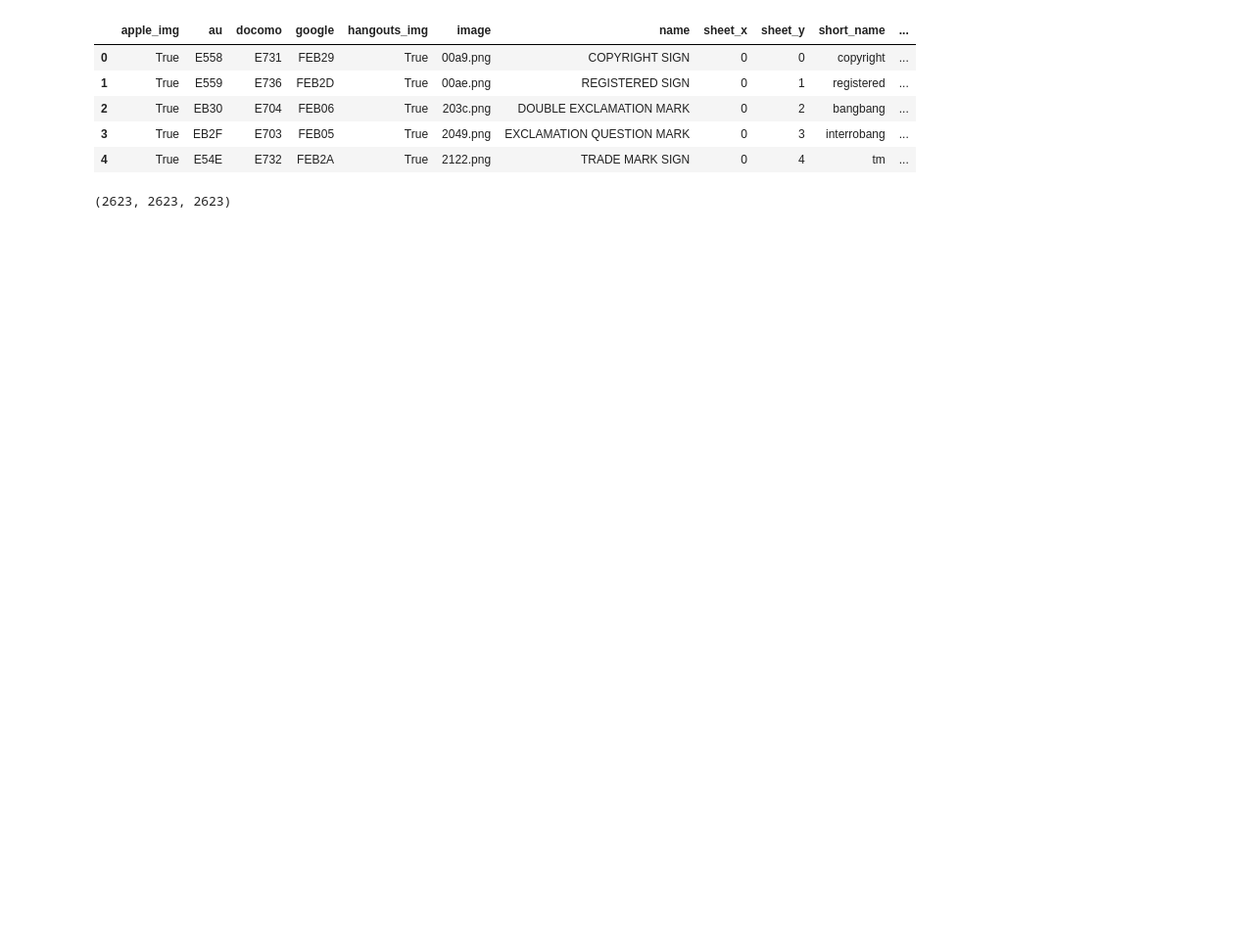
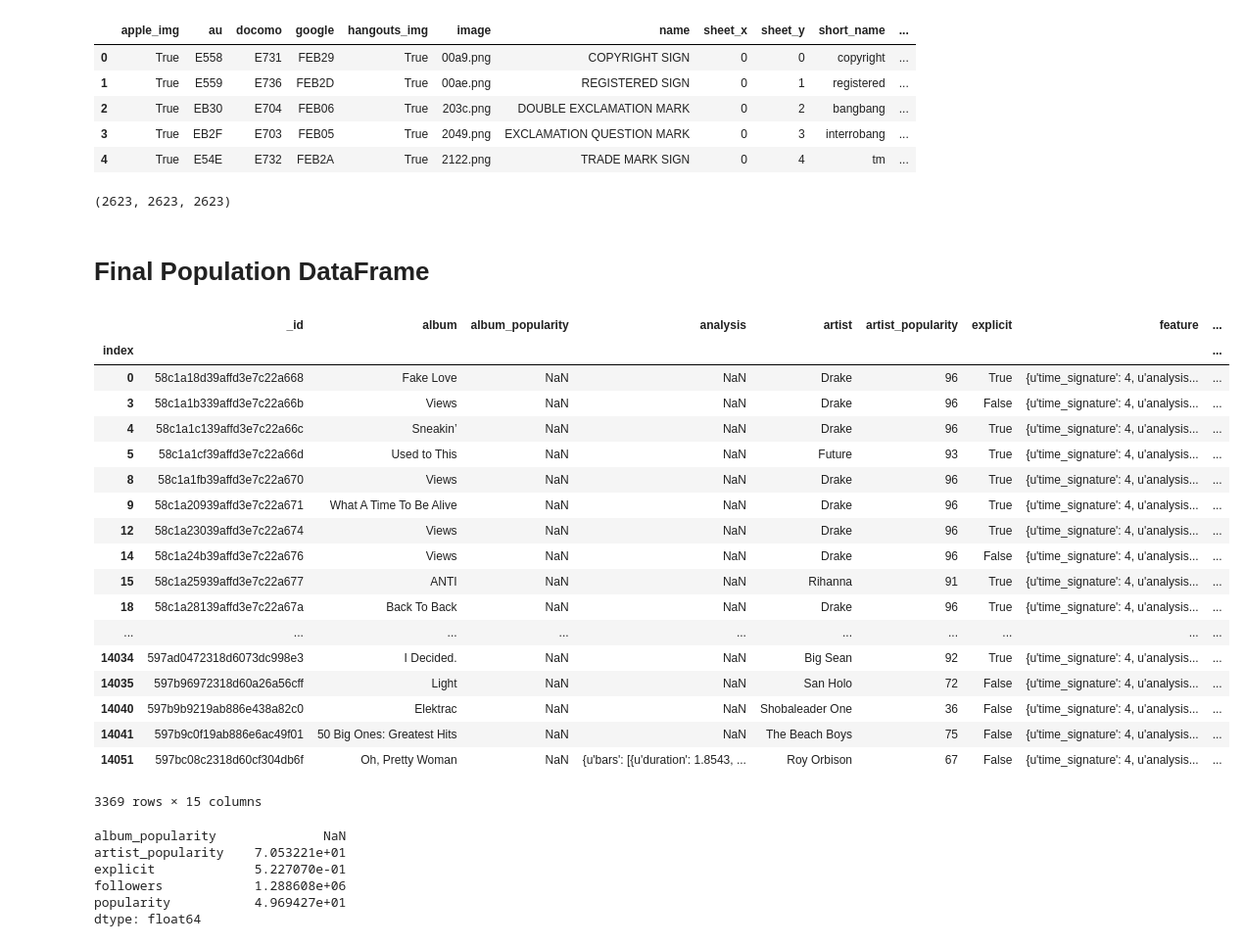
Before and after one commit to majickdave/stata_lyrics, a Jupyter notebook: musicmind.ipynb, the cells around one changed output. Shown at 98% size. Drawn from its saved outputs; the diff is of its cells as text; code cells hidden in the pictures; blank space fills up the shorter version.

```diff
--- a/musicmind.ipynb
+++ b/musicmind.ipynb
@@ -361,3 +357,36 @@ emoji = pd.read_json("emoji_chars.json")
 
 
 # pd.DataFrame(new)
+# %% [markdown]
+# Final Population DataFrame
+# %%
+df
+# %% [output]
+|  | _id | album | album_popularity | analysis | artist | artist_popularity | explicit | feature | ... |
+| index |  |  |  |  |  |  |  |  | ... |
+| 0 | 58c1a18d39affd3e7c22a668 | Fake Love | NaN | NaN | Drake | 96 | True | {u'time_signature': 4, u'analysis... | ... |
+| 3 | 58c1a1b339affd3e7c22a66b | Views | NaN | NaN | Drake | 96 | False | {u'time_signature': 4, u'analysis... | ... |
+| 4 | 58c1a1c139affd3e7c22a66c | Sneakin’ | NaN | NaN | Drake | 96 | True | {u'time_signature': 4, u'analysis... | ... |
+| 5 | 58c1a1cf39affd3e7c22a66d | Used to This | NaN | NaN | Future | 93 | True | {u'time_signature': 4, u'analysis... | ... |
+| 8 | 58c1a1fb39affd3e7c22a670 | Views | NaN | NaN | Drake | 96 | True | {u'time_signature': 4, u'analysis... | ... |
+| 9 | 58c1a20939affd3e7c22a671 | What A Time To Be Alive | NaN | NaN | Drake | 96 | True | {u'time_signature': 4, u'analysis... | ... |
+| 12 | 58c1a23039affd3e7c22a674 | Views | NaN | NaN | Drake | 96 | True | {u'time_signature': 4, u'analysis... | ... |
+| 14 | 58c1a24b39affd3e7c22a676 | Views | NaN | NaN | Drake | 96 | False | {u'time_signature': 4, u'analysis... | ... |
+| 15 | 58c1a25939affd3e7c22a677 | ANTI | NaN | NaN | Rihanna | 91 | True | {u'time_signature': 4, u'analysis... | ... |
+| 18 | 58c1a28139affd3e7c22a67a | Back To Back | NaN | NaN | Drake | 96 | True | {u'time_signature': 4, u'analysis... | ... |
+| ... | ... | ... | ... | ... | ... | ... | ... | ... | ... |
+| 14034 | 597ad0472318d6073dc998e3 | I Decided. | NaN | NaN | Big Sean | 92 | True | {u'time_signature': 4, u'analysis... | ... |
+| 14035 | 597b96972318d60a26a56cff | Light | NaN | NaN | San Holo | 72 | False | {u'time_signature': 4, u'analysis... | ... |
+| 14040 | 597b9b9219ab886e438a82c0 | Elektrac | NaN | NaN | Shobaleader One | 36 | False | {u'time_signature': 4, u'analysis... | ... |
+| 14041 | 597b9c0f19ab886e6ac49f01 | 50 Big Ones: Greatest Hits | NaN | NaN | The Beach Boys | 75 | False | {u'time_signature': 4, u'analysis... | ... |
+| 14051 | 597bc08c2318d60cf304db6f | Oh, Pretty Woman | NaN | {u'bars': [{u'duration': 1.8543, ... | Roy Orbison | 67 | False | {u'time_signature': 4, u'analysis... | ... |
+3369 rows × 15 columns
+# %%
+df.mean()
+# %% [output]
+album_popularity              NaN
+artist_popularity    7.053221e+01
+explicit             5.227070e-01
+followers            1.288608e+06
+popularity           4.969427e+01
+dtype: float64
```
Also changed, not shown: parts of 17 cells of this notebook, 3 other files.
